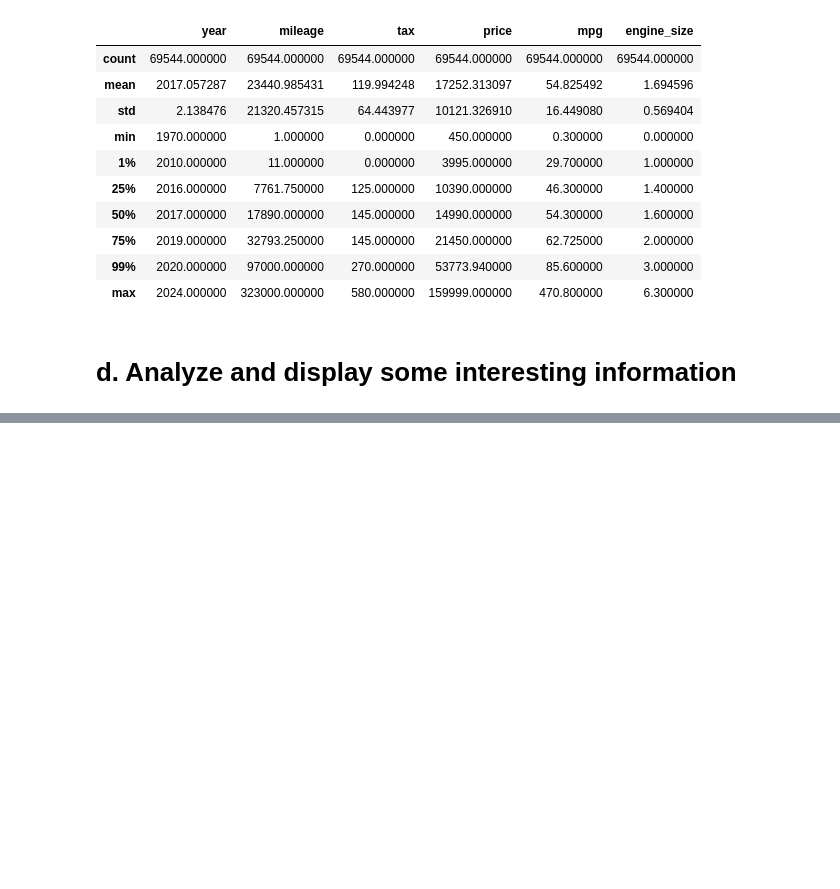
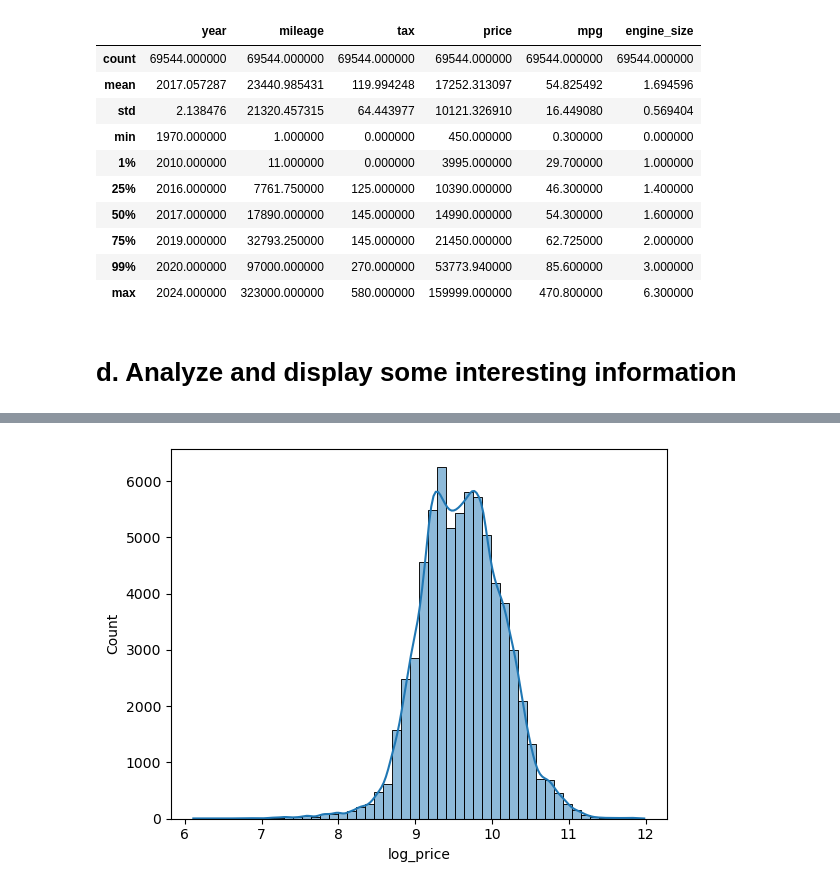
Before and after one commit to josiah-awaao/lab_2, a Jupyter notebook: Lab2_JAw622.ipynb, the cells around one changed output, grey strips where cells are left out. Cells and saved outputs as stored; diff of their text form; code cells hidden in the pictures; blank space fills up the shorter version.

```diff
--- a/Lab2_JAw622.ipynb
+++ b/Lab2_JAw622.ipynb
@@ -121,0 +227,8 @@ Name: 734, dtype: object
+# %%
+# Log transform price and plot
+
+df['log_price'] = np.log1p(df['price'])
+sns.histplot(df['log_price'], bins=50, kde=True)
+plt.show()
+# %% [output]
+[figure, added]
```
Also changed, not shown: parts of 27 cells of this notebook, 1 other file.
